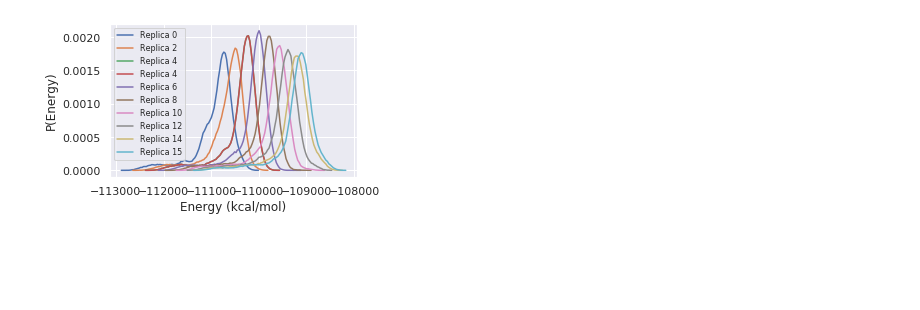
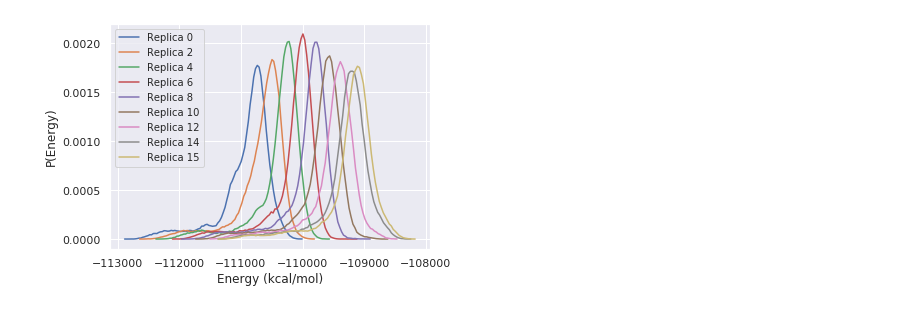
Before and after one commit to nguyentrunghai/REST2_MD_Simulations, a Jupyter notebook: potential_energy_distribution.ipynb, the cells around one changed output. Saved outputs shown, nothing was run; the diff lists cells and outputs as text; code cells hidden in the pictures; blank space fills up the shorter version.

Commit message:
plot popential energy distribution

```diff
--- a/potential_energy_distribution.ipynb
+++ b/potential_energy_distribution.ipynb
@@ -81,22 +81,21 @@ Loading: /home/hai/MD_Simulations/trimer_abeta42_cholesterol/REST2_GPU_250ns/15/
 Loading: /home/hai/MD_Simulations/trimer_abeta42_cholesterol/REST2_GPU_250ns/15/trimer_abeta42.job4.15.sort.history
 # %%
 
-fig, ax = plt.subplots(nrows=1, ncols=1, figsize=(5, 3))
+fig, ax = plt.subplots(nrows=1, ncols=1, figsize=(6, 4))
 ax.plot(bin_center_0, hist_0, label="Replica 0")
 ax.plot(bin_center_2, hist_2, label="Replica 2")
-ax.plot(bin_center_4, hist_4, label="Replica 4")
 ax.plot(bin_center_4, hist_4, label="Replica 4")
 ax.plot(bin_center_6, hist_6, label="Replica 6")
 ax.plot(bin_center_8, hist_8, label="Replica 8")
 ax.plot(bin_center_10, hist_10, label="Replica 10")
 ax.plot(bin_center_12, hist_12, label="Replica 12")
 ax.plot(bin_center_14, hist_14, label="Replica 14")
 ax.plot(bin_center_15, hist_15, label="Replica 15")
-ax.legend(fontsize=8)
+ax.legend(fontsize=10)
 
 ax.set_xlabel("Energy (kcal/mol)")
 ax.set_ylabel("P(Energy)")
-plt.tight_layout()
-plt.savefig("potential_energy_histogram.pdf", dpi=600)
+fig.tight_layout()
+fig.savefig("potential_energy_histogram.png", dpi=600)
 # %% [output]
-[figure, old version]
+[figure, new version]
```
Also changed, not shown: parts of 8 cells of this notebook.
